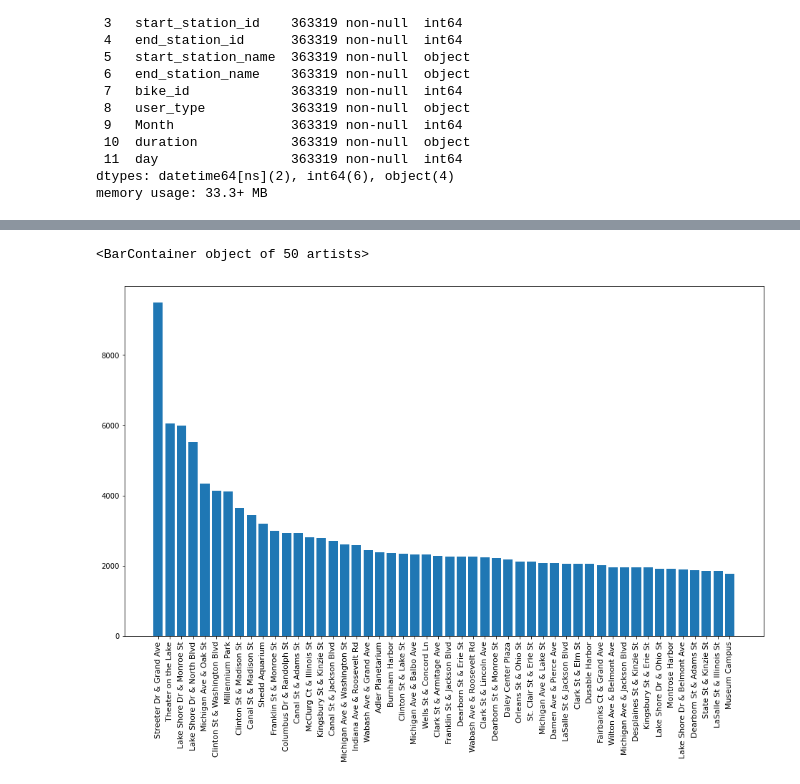
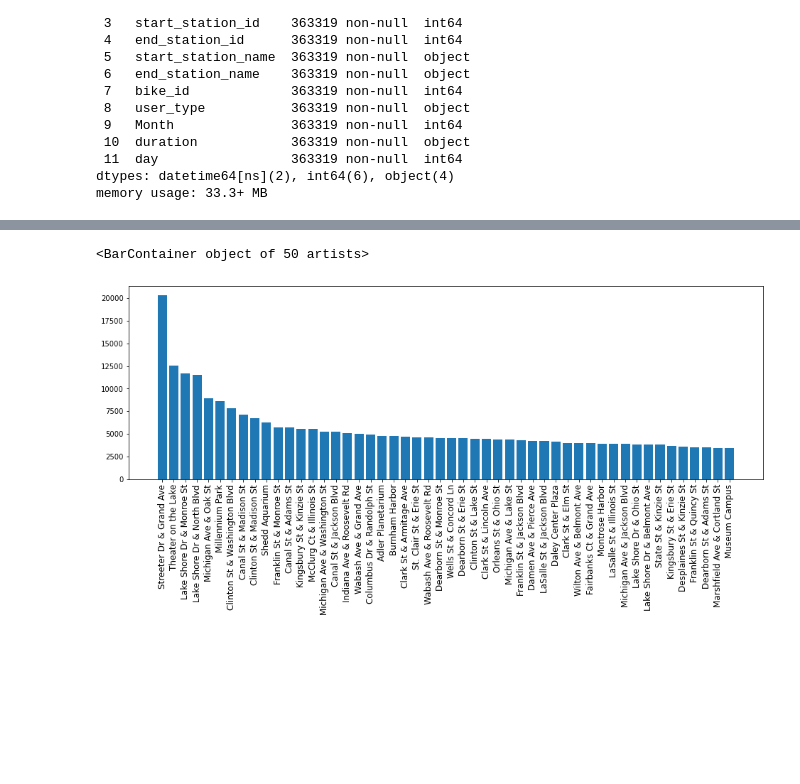
Before and after one commit to agruenb/PrescriptiveStruggle_BikeSharing, a Jupyter notebook: adrianWorkspace/Analysing Geographical data.ipynb, the cells around one changed output, grey strips where cells are left out. Cells and saved outputs as stored; diff of their text form; code cells hidden in the pictures; blank space fills up the shorter version.

Commit message:
finished geographical overview for may data

```diff
--- a/adrianWorkspace/Analysing Geographical data.ipynb
+++ b/adrianWorkspace/Analysing Geographical data.ipynb
@@ -58,6 +34,0 @@ Length: 475, dtype: object
-# %%
-start_count = may_data["start_station_name"].value_counts()
-end_count = may_data["end_station_name"].value_counts()
-print(start_count.head())
-print("-----------------")
-print(end_count.head())
@@ -77,0 +51,18 @@ Name: end_station_name, dtype: int64
+# %%
+#aggregate; started trip = ended trip = 1 activity
+activity = start_count.to_frame().merge(end_count,left_on=start_count.index,right_on=end_count.index,how="outer")
+activity = activity.rename(columns={"key_0":"station_name","end_station_name":"finished_trips","start_station_name":"started_trips"})
+#set null values to 0
+activity = activity.fillna(value=0)
+#add activity column
+activity["activities"] = activity["finished_trips"]+activity["started_trips"]
+activity.head()
+
+#add coordinates to stations
+coordinates["ziped_coords"] = list(zip(coordinates["latitude"],coordinates["longitude"]))
+activity = activity.merge(coordinates["ziped_coords"].to_frame(),how = "left",left_on=activity["station_name"],right_on=coordinates["name"])
+activity = activity.drop(columns=["key_0"])
+#drop stations without location data !!! maybe the data is in other datasets
+activity = activity.dropna(axis=0)
+activity = activity.sort_values(by="activities",ascending=False)
+activity.head(3)
@@ -78,7 +86,8 @@ Name: end_station_name, dtype: int64
 # %%
-fig, ax = plt.subplots(figsize=[16,9])
-plt.setp(ax.xaxis.get_majorticklabels(), rotation=90, fontsize="11")
-ax.bar(start_count.index.to_series().iloc[:50],start_count.iloc[:50])
+#stations by most activity (started and ended trips)
+fig, ax = plt.subplots(figsize=[16,5])
+plt.setp(ax.xaxis.get_majorticklabels(),rotation=90,fontsize=12)
+ax.bar(activity["station_name"].iloc[:50], activity["activities"].iloc[:50])
 # %% [output]
 <BarContainer object of 50 artists>
-[figure, old version]
+[figure, new version]
```
Also changed, not shown: parts of 11 cells of this notebook, 2 other files.
